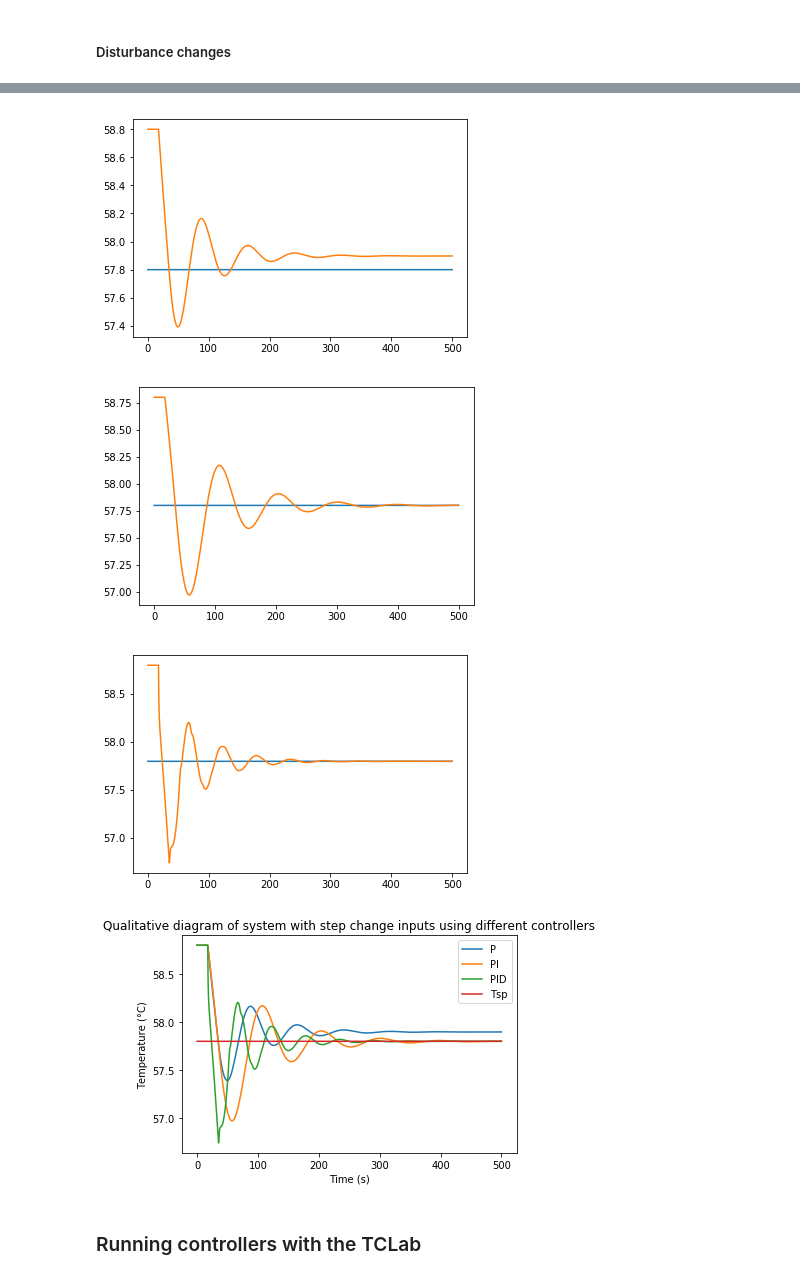
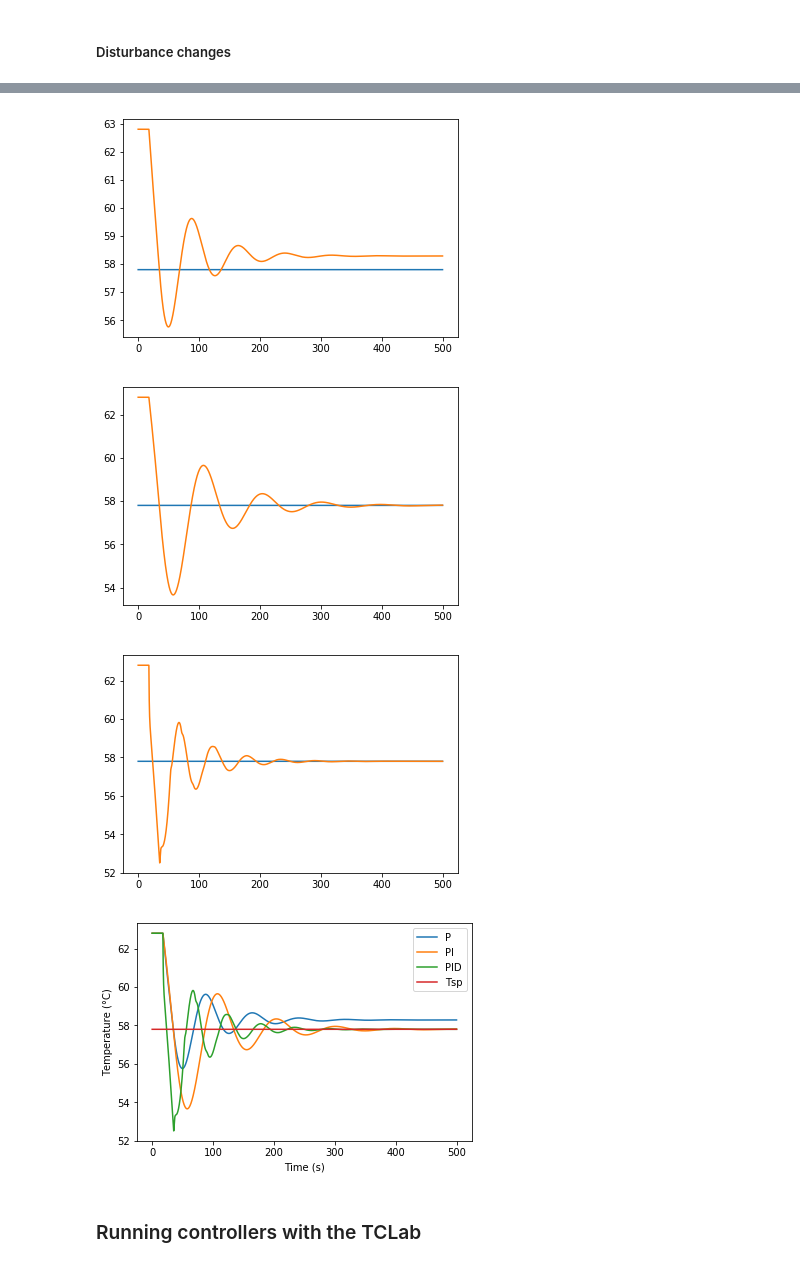
Before and after one commit to JarrydWebber/CPB-Group-17-2020, a Jupyter notebook: CC + IAE with TCLab.ipynb, the cells around one changed output, grey strips where cells are left out. Drawn from its saved outputs; the diff is of its cells as text; code cells hidden in the pictures.

Commit message:
Added Plots

```diff
--- a/CC + IAE with TCLab.ipynb
+++ b/CC + IAE with TCLab.ipynb
@@ -104,6 +104,8 @@ def system_block(Kp, τp, θp):
 - The parameters need to be changed to the correct FOPDT + Cohen-Coon parameters
 # %%
 parameters = Kp, τp, θp
+
+Gp = system_block(Kp, τp, θp)
 
 Gc_P = controller_block('P', cohen_coon('P', parameters)) # parameters = Kc_P
 
@@ -187,10 +189,10 @@ plt.show()
 # %% [markdown]
 ##### Disturbance changes
 # %%
-diagram_P = diagram(Gc_P, Gp, 0, 1)
-diagram_PI = diagram(Gc_PI, Gp, 0, 1)
-diagram_PD = diagram(Gc_PD, Gp, 0, 1)
-diagram_PID = diagram(Gc_PID, Gp, 0, 1)
+diagram_P = diagram(Gc_P, Gp, 0, 5)
+diagram_PI = diagram(Gc_PI, Gp, 0, 5)
+diagram_PD = diagram(Gc_PD, Gp, 0, 5)
+diagram_PID = diagram(Gc_PID, Gp, 0, 5)
 # %%
 ts = np.linspace(0, 500, 5000)
 # %%
@@ -208,36 +210,35 @@ plt.plot(list(ts), [T+To_p for T in simulation_P_d['Tsp']])
 plt.plot(list(ts), [T+To_p for T in simulation_P_d['T']])
 plt.show()
 # %% [output]
-[figure, old version]
+[figure, new version]
 # %%
 plt.figure(7)
 plt.plot(list(ts), [T+To_p for T in simulation_PI_d['Tsp']])
 plt.plot(list(ts), [T+To_p for T in simulation_PI_d['T']])
 plt.show()
 # %% [output]
-[figure, old version]
+[figure, new version]
 # %%
 plt.figure(8)
 plt.plot(list(ts), [T+To_p for T in simulation_PID_d['Tsp']])
 plt.plot(list(ts), [T+To_p for T in simulation_PID_d['T']])
 plt.show()
 # %% [output]
-[figure, old version]
+[figure, new version]
 # %%
 plt.figure(9)
 plt.plot(list(ts), [T+To_p for T in simulation_P_d['T']], label='P')
 plt.plot(list(ts), [T+To_p for T in simulation_PI_d['T']], label ='PI')
 # plt.plot(list(ts), [T+To_p for T in simulation_PD['T']], label ='PD')
 plt.plot(list(ts), [T+To_p for T in simulation_PID_d['T']], label ='PID')
 plt.plot(list(ts), [T+To_p for T in simulation_PID_d['Tsp']], label ='Tsp')
-plt.title("Qualitative diagram of system with step change inputs using different controllers")
 plt.xlabel('Time (s)')
 plt.ylabel('Temperature (°C)')
 plt.legend()
 plt.savefig('Cohen-Coon Controller response curves for disturbance changes.pdf', format='pdf')
 plt.show()
 # %% [output]
-[figure, old version]
+[figure, new version]
 # %% [markdown]
 ### Running controllers with the TCLab
 # %% [markdown]
```
Also changed, not shown: parts of 6 cells of this notebook, 7 other files.
